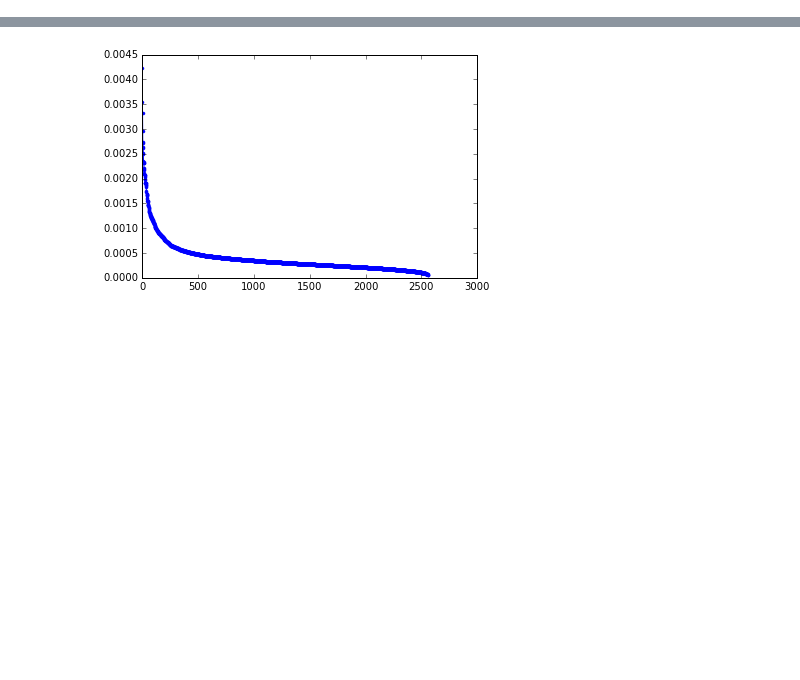
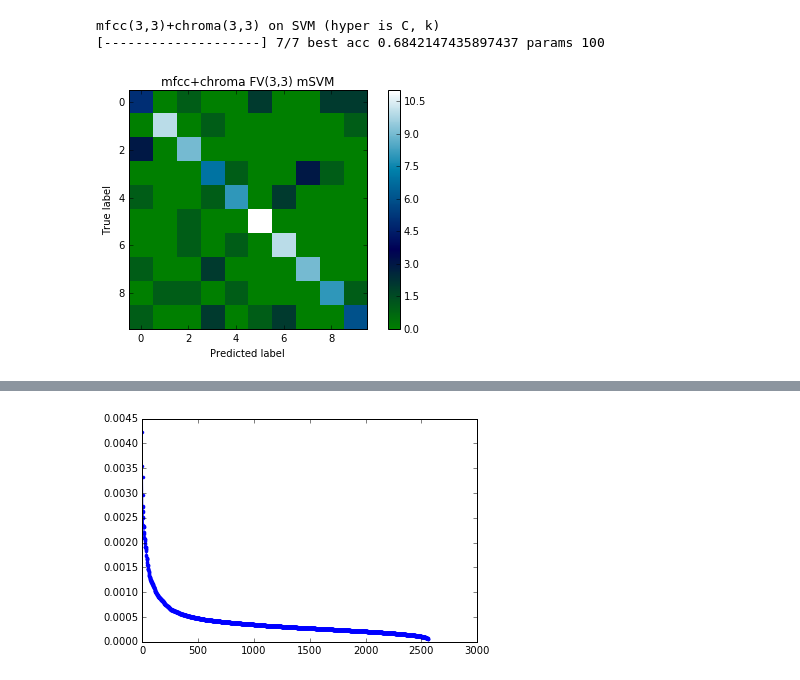
Before and after one commit to PrincetonUniversity/vox-music-classification, a Jupyter notebook: notebooks/fv-msvm.ipynb, the cells around one changed output, grey strips where cells are left out. Saved outputs shown, nothing was run; the diff lists cells and outputs as text; code cells hidden in the pictures; blank space fills up the shorter version.

```diff
--- a/notebooks/fv-msvm.ipynb
+++ b/notebooks/fv-msvm.ipynb
@@ -16,13 +17,3 @@ from helper_functions import *
 
 import warnings
 warnings.filterwarnings('ignore')
-# %%
-X, Y = load_all_fv(20, 11) #load_all_fv(num_clusters, exemplar)
-C, Y = load_chroma_fv(23, 11)
-#X = np.concatenate((X, C), axis=1)
-X.shape
-
-rf = RandomForestClassifier(max_depth=40, n_estimators=250)
-fi = rf.fit(X, Y).feature_importances_
-p = order(fi)
-X = X[:, p[:5000]]
@@ -36,4 +19,0 @@ chroma training feature ranges means [-0.0046, 0.0017] sds [0.0035, 0.0139]
-# %%
-s = SVC(C=100, kernel='poly', decision_function_shape='ovo', degree=10., coef0=1.)
-skf = StratifiedKFold(Y, n_folds=8, shuffle=True, random_state=1)
-np.average(cross_val_score(s, X, Y, cv=skf, n_jobs=-1))
@@ -98,12 +44,0 @@ unmodified mfcc+chroma on LinearSVM (hyper is C, kernel, ovo/ovr)
-# %%
-from sklearn.ensemble import RandomForestClassifier
-from sklearn.cross_validation import train_test_split
-def make_rf(md):
-    return RandomForestClassifier(n_estimators=(max(md,10)*6), max_depth=md)
-
-X, Y = load_all_fv(8, 3)
-C, Y = load_chroma_fv(8, 3)
-X = np.concatenate((X, C), axis=1)
-print('unmodified mfcc + chroma + RF (hyper is max depth)')
-acc, depth = run(X, Y, [1, 5, 10, 20, 30, 50], make_rf)
-rf = make_rf(depth)
@@ -126,0 +118,21 @@ plot_confusion_matrix(confusion_matrix(teY, rf.predict(teX))) # pretty different
+# %%
+def make_svm(C):
+    return SVC(C=C, kernel='poly',
+               decision_function_shape='ovo',
+               degree=10., coef0=1.)
+Cs = log_range(0, 7)
+
+X = np.concatenate((M, C), axis=1)
+trX, teX, trY, teY = train_test_split(X, Y, stratify=Y,
+                                      random_state=1, test_size=(1/8))
+
+print('mfcc(3,3)+chroma(3,3) on SVM (hyper is C, k)')
+svm = make_svm(run(X, Y, Cs, make_svm)[1])
+
+svm.fit(trX, trY)
+plot_confusion_matrix(confusion_matrix(teY, svm.predict(teX)),
+                      title='mfcc+chroma FV(3,3) mSVM')
+# %% [output]
+mfcc(3,3)+chroma(3,3) on SVM (hyper is C, k)
+[--------------------] 7/7 best acc 0.6842147435897437 params 100
+[figure, added]
```
Also changed, not shown: parts of 11 cells of this notebook, 2 other files.
